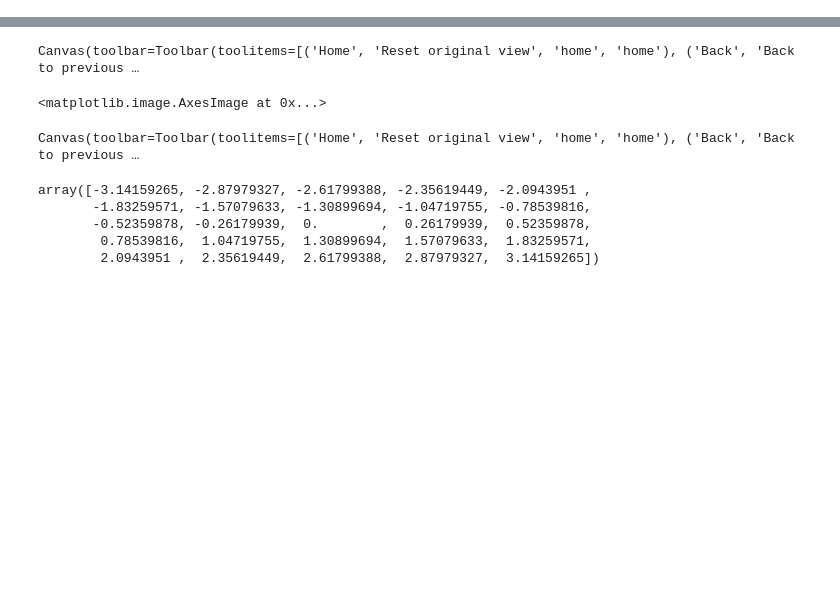
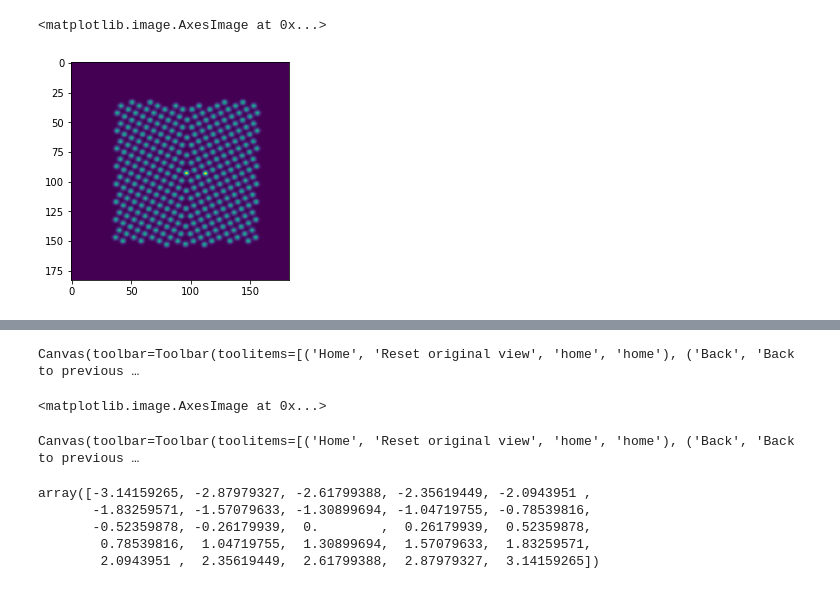
Before and after one commit to thomasaarholt/scanning-drift-corr, a Jupyter notebook: python/Rotate With Drift.ipynb, the cells around one changed output, grey strips where cells are left out. Drawn from its saved outputs; the diff is of its cells as text; code cells hidden in the pictures; blank space fills up the shorter version.

```diff
--- a/python/Rotate With Drift.ipynb
+++ b/python/Rotate With Drift.ipynb
@@ -57,0 +68,27 @@ I0, I1, I2 = img0.get(), img1.get(), img2.get()
+# %%
+strengths = np.linspace(0, 0.03, 11)
+angles = np.linspace(0, 360, 12, endpoint=False)
+angles = np.deg2rad(angles)
+
+def transform_from_angle_strength(angle,strength, angle_diff=np.pi/2):
+    arr = np.zeros(np.shape(strength) + np.shape(angle) + (2,) + (3,3))
+    if np.shape(strength):
+        strength = strength[:, None, None]
+    angle = np.column_stack([angle, angle])
+    angle[:,1] = angle[:,1] + angle_diff
+    arr[...] = np.eye(3)
+    s_sin = strength*np.sin(angle)
+    s_cos = strength*np.cos(angle)
+    arr[..., 0,0] = 1 + s_cos
+    arr[..., 0,1] = 10*s_cos
+    arr[..., 0,2] = s_cos
+    arr[..., 1,0] = -s_sin
+    arr[..., 1,1] = 1 - 10*s_sin
+    arr[..., 1,2] = -s_sin
+
+    return arr.squeeze()
+
+#T = transform_from_angle_strength(angles, strengths)
+T = transform_from_angle_strength(0, 0.1)
+
+#T = shift_rev @ T @ shift
@@ -57,0 +97,9 @@ I0, I1, I2 = img0.get(), img1.get(), img2.get()
+# %%
+T = transform_from_angle_strength(0, 0.03)
+T1 = Affine2D().translate(-shift_x, -shift_y) + Affine2D(T[0]) + Affine2D().translate(shift_x, shift_y)
+I0b = warp(I1, np.linalg.inv(T1.get_matrix()))
+plt.figure()
+plt.imshow(I0b)
+# %% [output]
+<matplotlib.image.AxesImage at 0x...>
+[figure, added]
```
Also changed, not shown: parts of 43 cells of this notebook, 3 other files.
